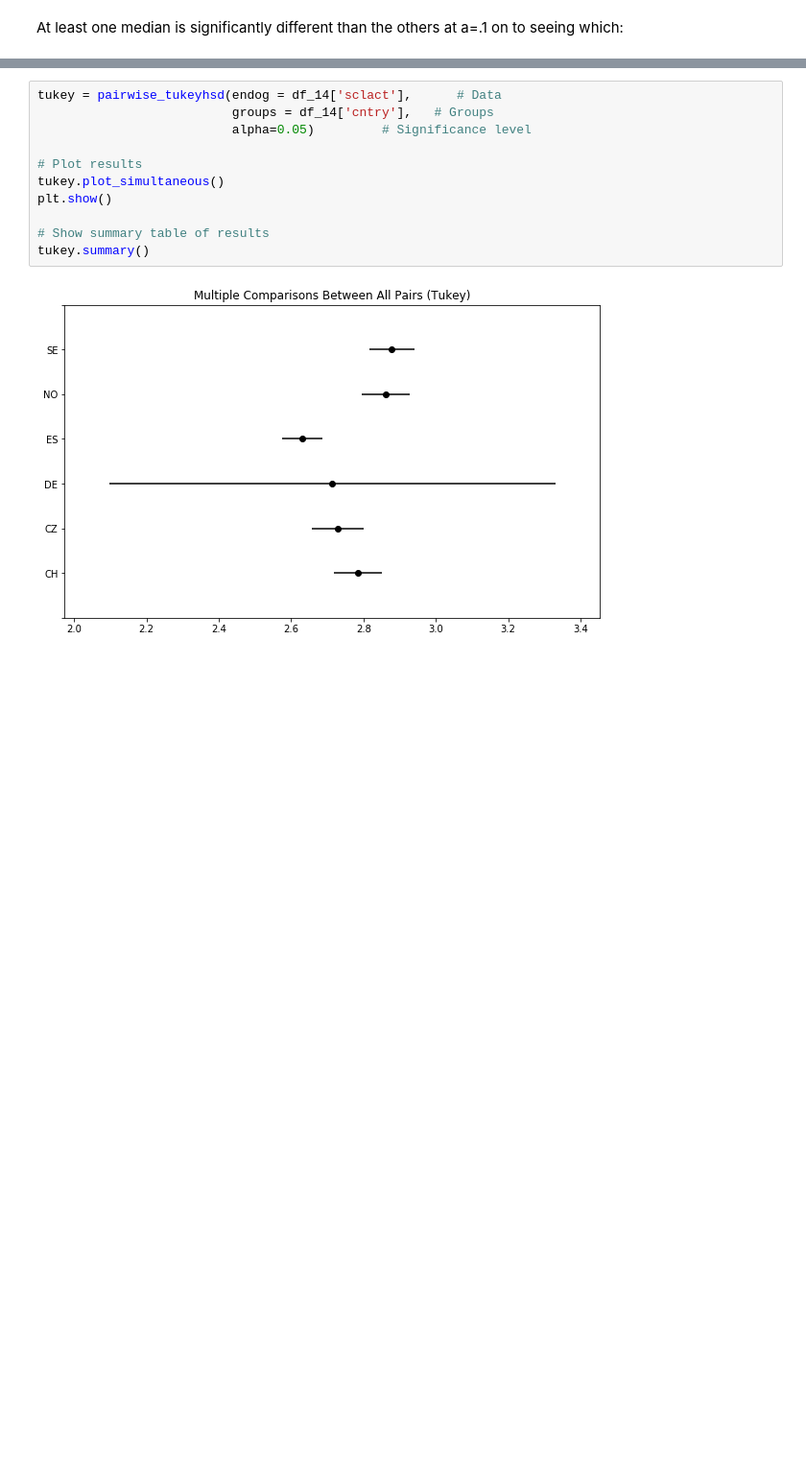
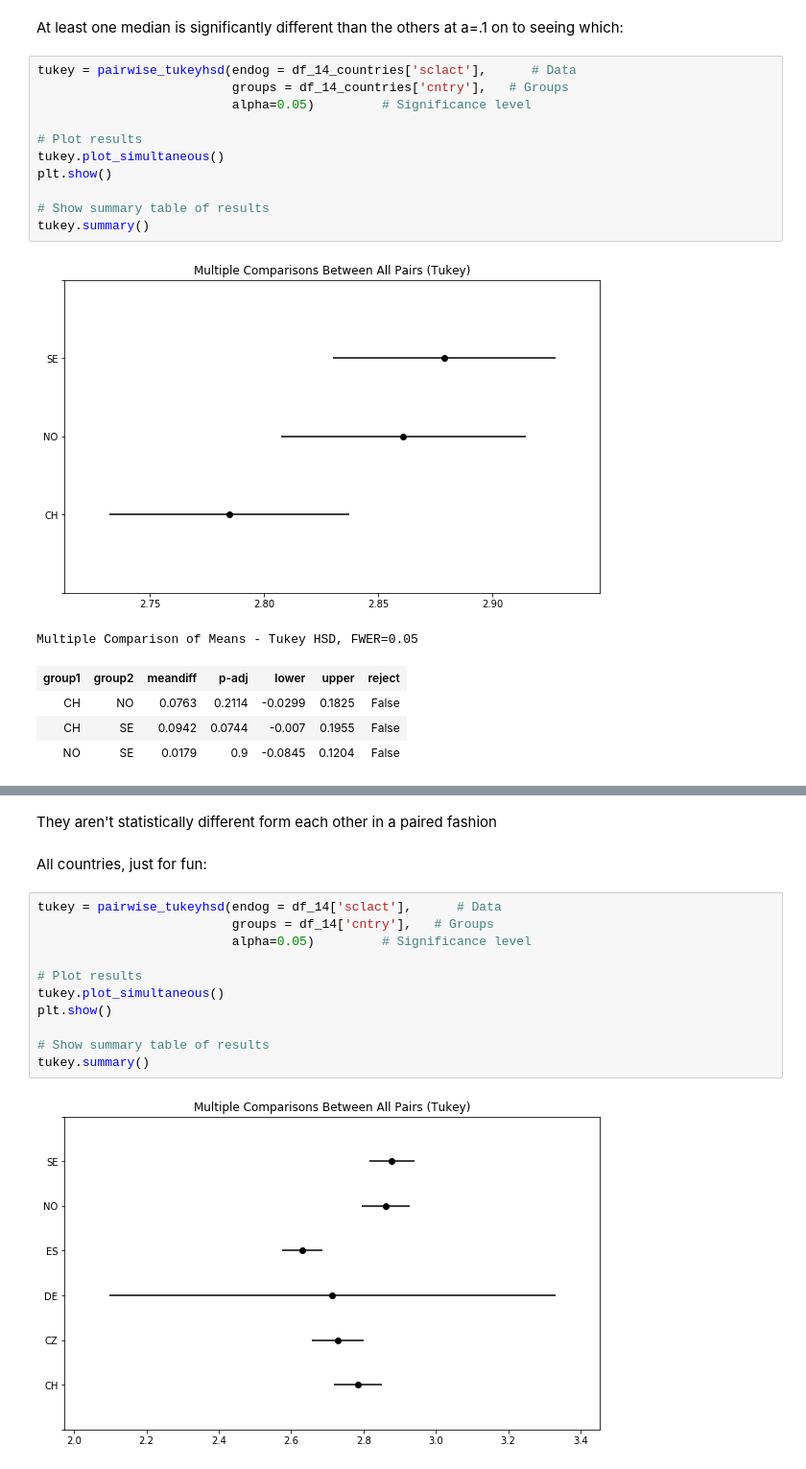
Before and after one commit to jbm4/Drills, a Jupyter notebook: 3BeyondABHW.ipynb, the cells around one changed output, grey strips where cells are left out. Shown at 96% size. Cells and saved outputs as stored; diff of their text form; blank space fills up the shorter version.

```diff
--- a/3BeyondABHW.ipynb
+++ b/3BeyondABHW.ipynb
@@ -502,3 +491,21 @@ KruskalResult(statistic=5.69420648561302, pvalue=0.058012124753642015)
 [interactive output not drawn]
 # %% [markdown]
 At least one median is significantly different than the others at a=.1 on to seeing which:
+# %%
+tukey = pairwise_tukeyhsd(endog = df_14_countries['sclact'],      # Data
+                          groups = df_14_countries['cntry'],   # Groups
+                          alpha=0.05)         # Significance level
+
+# Plot results
+tukey.plot_simultaneous()
+plt.show()
+
+# Show summary table of results
+tukey.summary()
+# %% [output]
+[figure, added]
+Multiple Comparison of Means - Tukey HSD, FWER=0.05
+| group1 | group2 | meandiff | p-adj | lower | upper | reject |
+| CH | NO | 0.0763 | 0.2114 | -0.0299 | 0.1825 | False |
+| CH | SE | 0.0942 | 0.0744 | -0.007 | 0.1955 | False |
+| NO | SE | 0.0179 | 0.9 | -0.0845 | 0.1204 | False |
@@ -505,3 +513,7 @@ At least one median is significantly different than the others at a=.1 on to see
+# %% [markdown]
+They aren't statistically different form each other in a paired fashion
+# %% [markdown]
+All countries, just for fun:
 # %%
 tukey = pairwise_tukeyhsd(endog = df_14['sclact'],      # Data
                           groups = df_14['cntry'],   # Groups
```
Also changed, not shown: parts of 2 cells of this notebook.
